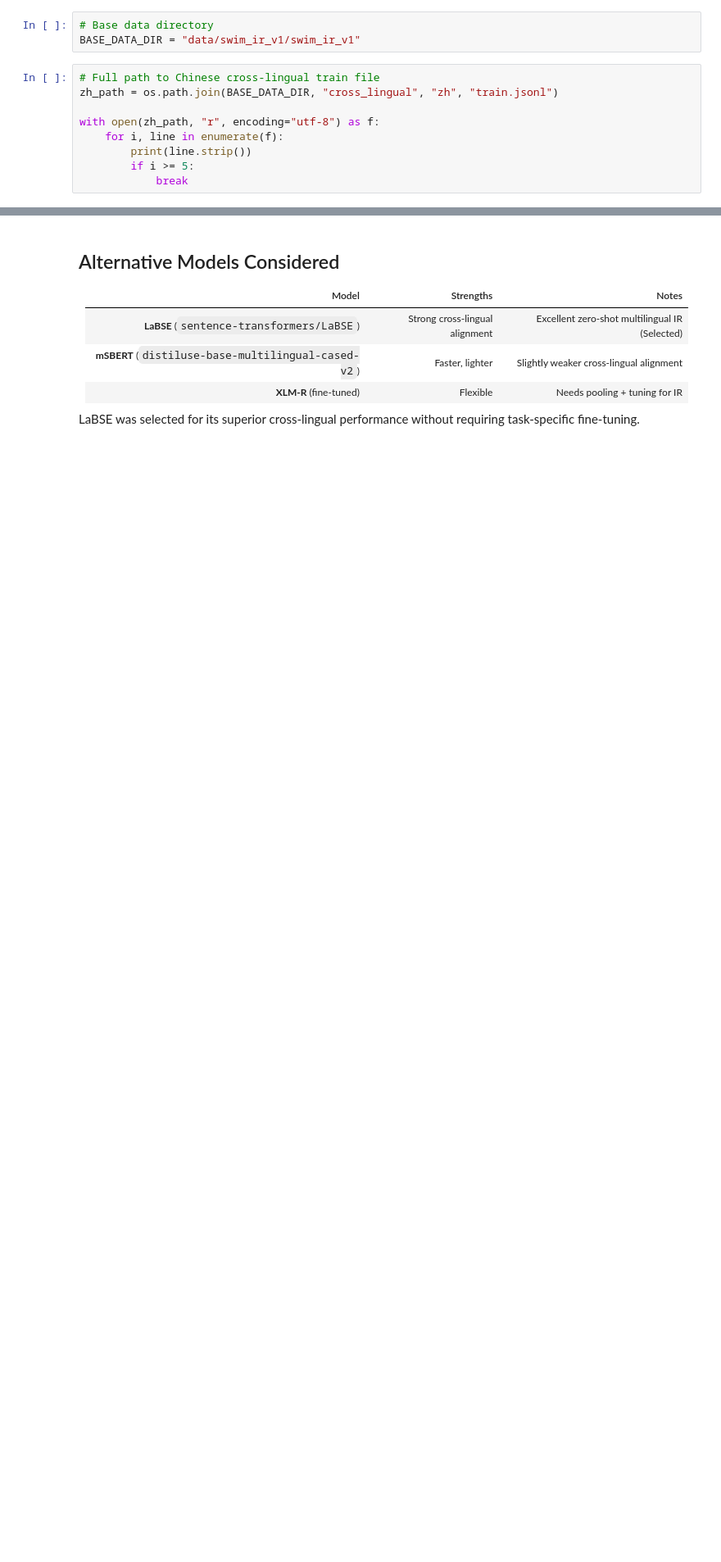
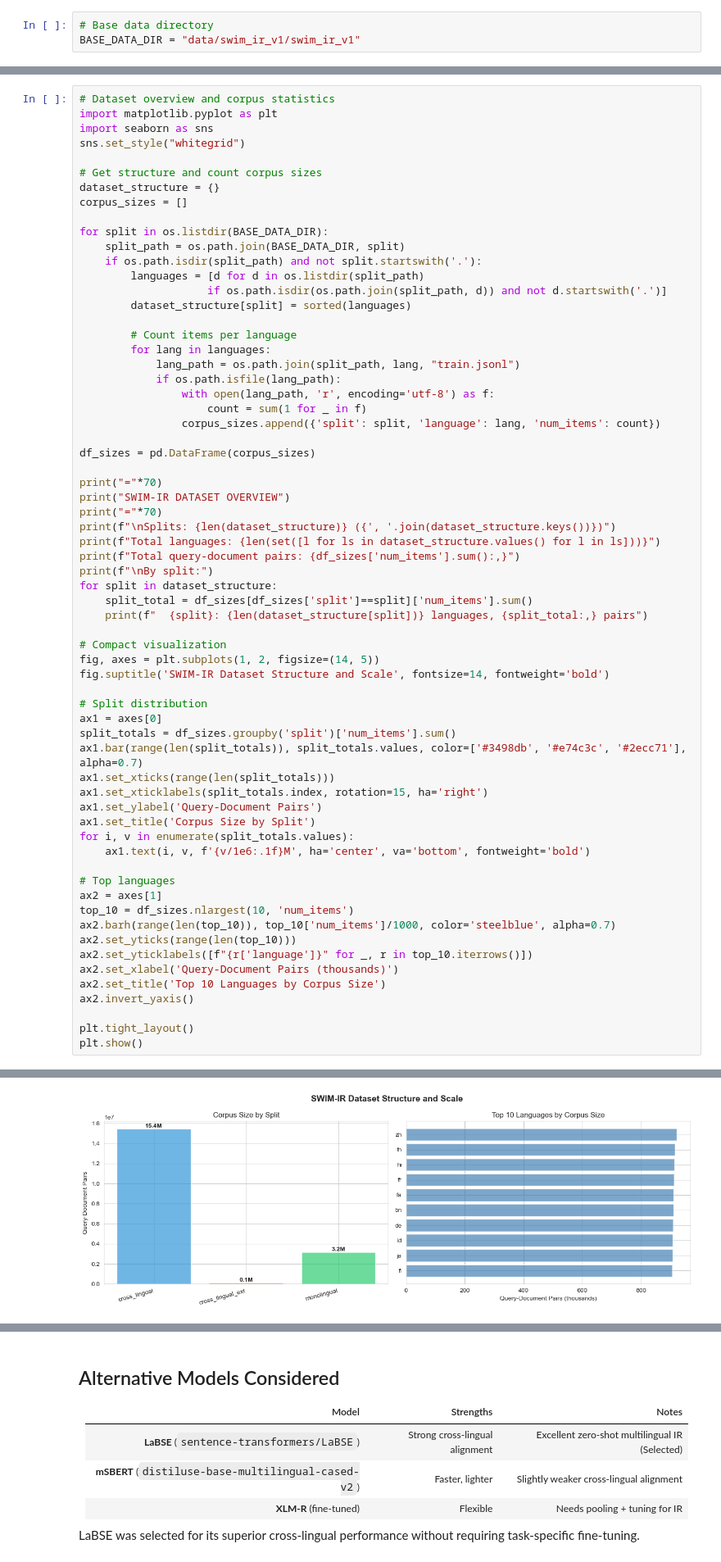
Before and after one commit to d3liaa/IR_Project, a Jupyter notebook: project.ipynb, the cells around one changed output, grey strips where cells are left out. Shown at 82% size. Saved outputs shown, nothing was run; the diff lists cells and outputs as text; blank space fills up the shorter version.

```diff
--- a/project.ipynb
+++ b/project.ipynb
@@ -49,12 +49,3 @@ Some stats, bar charts, how is the dataset structured etc...
 # %%
 # Base data directory
 BASE_DATA_DIR = "data/swim_ir_v1/swim_ir_v1"
-# %%
-# Full path to Chinese cross-lingual train file
-zh_path = os.path.join(BASE_DATA_DIR, "cross_lingual", "zh", "train.jsonl")
-
-with open(zh_path, "r", encoding="utf-8") as f:
-    for i, line in enumerate(f):
-        print(line.strip())
-        if i >= 5:
-            break
@@ -67,0 +52,66 @@ with open(zh_path, "r", encoding="utf-8") as f:
+# %%
+# Dataset overview and corpus statistics
+import matplotlib.pyplot as plt
+import seaborn as sns
+sns.set_style("whitegrid")
+
+# Get structure and count corpus sizes
+dataset_structure = {}
+corpus_sizes = []
+
+for split in os.listdir(BASE_DATA_DIR):
+    split_path = os.path.join(BASE_DATA_DIR, split)
+    if os.path.isdir(split_path) and not split.startswith('.'):
+        languages = [d for d in os.listdir(split_path)
+                    if os.path.isdir(os.path.join(split_path, d)) and not d.startswith('.')]
+        dataset_structure[split] = sorted(languages)
+
+        # Count items per language
+        for lang in languages:
+            lang_path = os.path.join(split_path, lang, "train.jsonl")
+            if os.path.isfile(lang_path):
+                with open(lang_path, 'r', encoding='utf-8') as f:
+                    count = sum(1 for _ in f)
+                corpus_sizes.append({'split': split, 'language': lang, 'num_items': count})
+
+df_sizes = pd.DataFrame(corpus_sizes)
+
+print("="*70)
+print("SWIM-IR DATASET OVERVIEW")
+print("="*70)
+print(f"\nSplits: {len(dataset_structure)} ({', '.join(dataset_structure.keys())})")
+print(f"Total languages: {len(set([l for ls in dataset_structure.values() for l in ls]))}")
+print(f"Total query-document pairs: {df_sizes['num_items'].sum():,}")
+print(f"\nBy split:")
+for split in dataset_structure:
+    split_total = df_sizes[df_sizes['split']==split]['num_items'].sum()
+    print(f"  {split}: {len(dataset_structure[split])} languages, {split_total:,} pairs")
+
+# Compact visualization
+fig, axes = plt.subplots(1, 2, figsize=(14, 5))
+fig.suptitle('SWIM-IR Dataset Structure and Scale', fontsize=14, fontweight='bold')
+
+# Split distribution
+ax1 = axes[0]
+split_totals = df_sizes.groupby('split')['num_items'].sum()
+ax1.bar(range(len(split_totals)), split_totals.values, color=['#3498db', '#e74c3c', '#2ecc71'], alpha=0.7)
+ax1.set_xticks(range(len(split_totals)))
+ax1.set_xticklabels(split_totals.index, rotation=15, ha='right')
+ax1.set_ylabel('Query-Document Pairs')
+ax1.set_title('Corpus Size by Split')
+for i, v in enumerate(split_totals.values):
+    ax1.text(i, v, f'{v/1e6:.1f}M', ha='center', va='bottom', fontweight='bold')
+
+# Top languages
+ax2 = axes[1]
+top_10 = df_sizes.nlargest(10, 'num_items')
+ax2.barh(range(len(top_10)), top_10['num_items']/1000, color='steelblue', alpha=0.7)
+ax2.set_yticks(range(len(top_10)))
+ax2.set_yticklabels([f"{r['language']}" for _, r in top_10.iterrows()])
+ax2.set_xlabel('Query-Document Pairs (thousands)')
+ax2.set_title('Top 10 Languages by Corpus Size')
+ax2.invert_yaxis()
+
+plt.tight_layout()
+plt.show()
+# %% [output]
@@ -67,0 +130 @@ with open(zh_path, "r", encoding="utf-8") as f:
+[figure, added]
```
Also changed, not shown: parts of 5 cells of this notebook.
